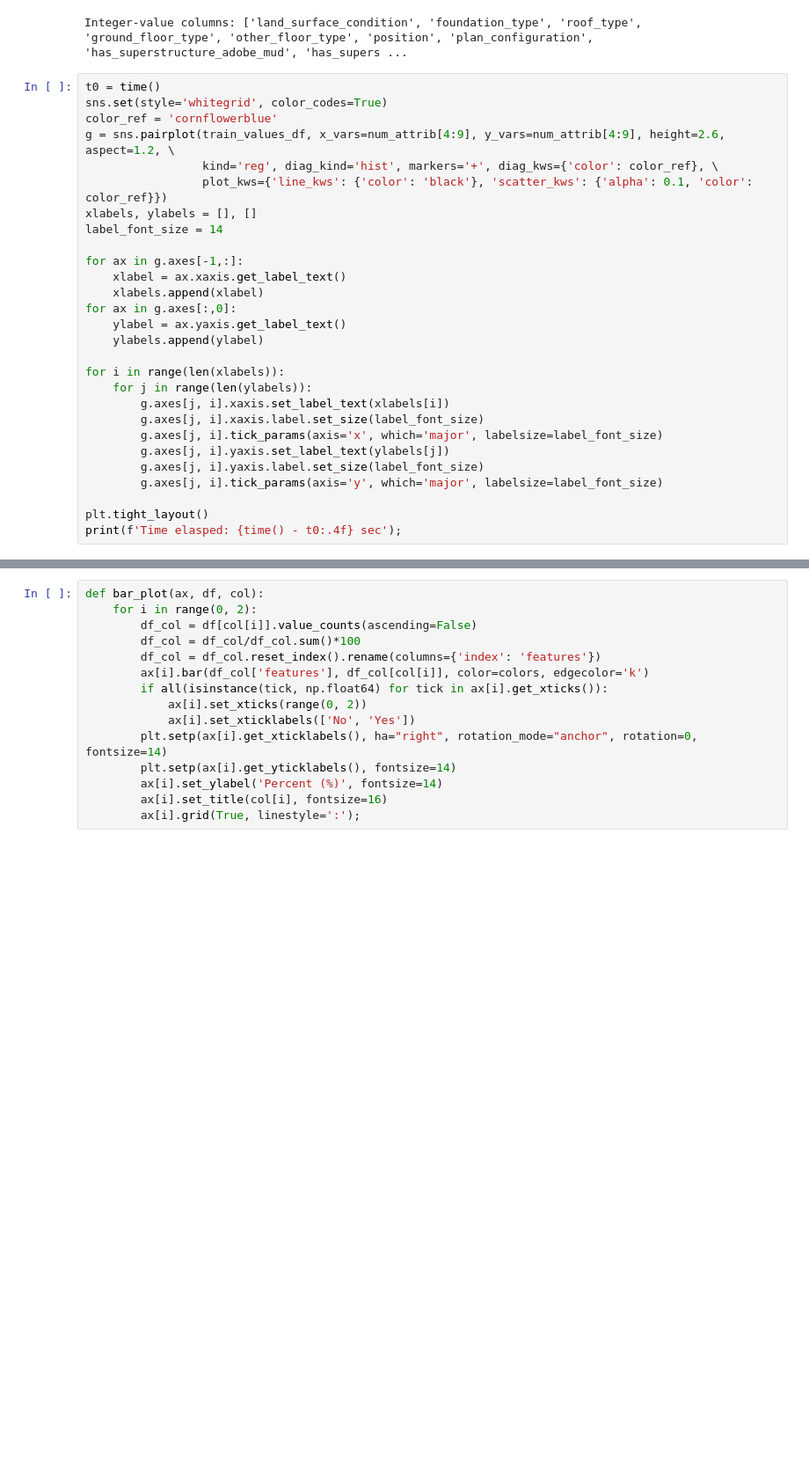
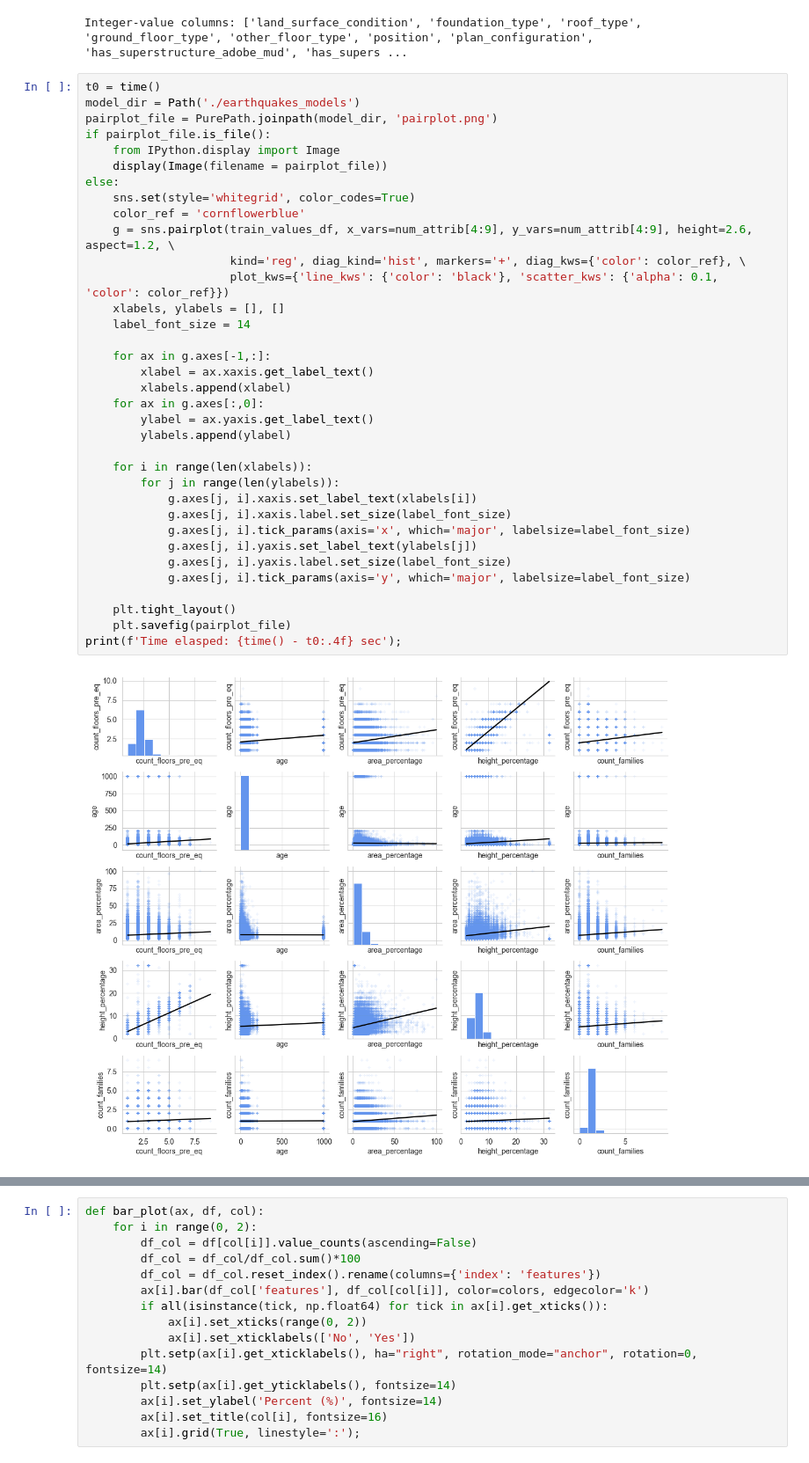
Before and after one commit to capac/scikit-learn-exercises, a Jupyter notebook: modeling-earthquake-damage.ipynb, the cells around one changed output, grey strips where cells are left out. Shown at 88% size. Saved outputs shown, nothing was run; the diff lists cells and outputs as text; blank space fills up the shorter version.

```diff
--- a/modeling-earthquake-damage.ipynb
+++ b/modeling-earthquake-damage.ipynb
@@ -154,30 +154,38 @@ print(f'Integer-value columns: {list(cat_attrib)}')
 Integer-value columns: ['land_surface_condition', 'foundation_type', 'roof_type', 'ground_floor_type', 'other_floor_type', 'position', 'plan_configuration', 'has_superstructure_adobe_mud', 'has_supers ...
 # %%
 t0 = time()
-sns.set(style='whitegrid', color_codes=True)
-color_ref = 'cornflowerblue'
-g = sns.pairplot(train_values_df, x_vars=num_attrib[4:9], y_vars=num_attrib[4:9], height=2.6, aspect=1.2, \
-                 kind='reg', diag_kind='hist', markers='+', diag_kws={'color': color_ref}, \
-                 plot_kws={'line_kws': {'color': 'black'}, 'scatter_kws': {'alpha': 0.1, 'color': color_ref}})
-xlabels, ylabels = [], []
-label_font_size = 14
+model_dir = Path('./earthquakes_models')
+pairplot_file = PurePath.joinpath(model_dir, 'pairplot.png')
+if pairplot_file.is_file():
+    from IPython.display import Image
+    display(Image(filename = pairplot_file))
+else:
+    sns.set(style='whitegrid', color_codes=True)
+    color_ref = 'cornflowerblue'
+    g = sns.pairplot(train_values_df, x_vars=num_attrib[4:9], y_vars=num_attrib[4:9], height=2.6, aspect=1.2, \
+                     kind='reg', diag_kind='hist', markers='+', diag_kws={'color': color_ref}, \
+                     plot_kws={'line_kws': {'color': 'black'}, 'scatter_kws': {'alpha': 0.1, 'color': color_ref}})
+    xlabels, ylabels = [], []
+    label_font_size = 14
 
-for ax in g.axes[-1,:]:
-    xlabel = ax.xaxis.get_label_text()
-    xlabels.append(xlabel)
-for ax in g.axes[:,0]:
-    ylabel = ax.yaxis.get_label_text()
-    ylabels.append(ylabel)
+    for ax in g.axes[-1,:]:
+        xlabel = ax.xaxis.get_label_text()
+        xlabels.append(xlabel)
+    for ax in g.axes[:,0]:
+        ylabel = ax.yaxis.get_label_text()
+        ylabels.append(ylabel)
 
-for i in range(len(xlabels)):
-    for j in range(len(ylabels)):
-        g.axes[j, i].xaxis.set_label_text(xlabels[i])
-        g.axes[j, i].xaxis.label.set_size(label_font_size)
-        g.axes[j, i].tick_params(axis='x', which='major', labelsize=label_font_size)
-        g.axes[j, i].yaxis.set_label_text(ylabels[j])
-        g.axes[j, i].yaxis.label.set_size(label_font_size)
-        g.axes[j, i].tick_params(axis='y', which='major', labelsize=label_font_size)
+    for i in range(len(xlabels)):
+        for j in range(len(ylabels)):
+            g.axes[j, i].xaxis.set_label_text(xlabels[i])
+            g.axes[j, i].xaxis.label.set_size(label_font_size)
+            g.axes[j, i].tick_params(axis='x', which='major', labelsize=label_font_size)
+            g.axes[j, i].yaxis.set_label_text(ylabels[j])
+            g.axes[j, i].yaxis.label.set_size(label_font_size)
+            g.axes[j, i].tick_params(axis='y', which='major', labelsize=label_font_size)
 
-plt.tight_layout()
+    plt.tight_layout()
+    plt.savefig(pairplot_file)
 print(f'Time elasped: {time() - t0:.4f} sec');
 # %% [output]
+[figure, new version]
```
Also changed, not shown: parts of 10 cells of this notebook.
